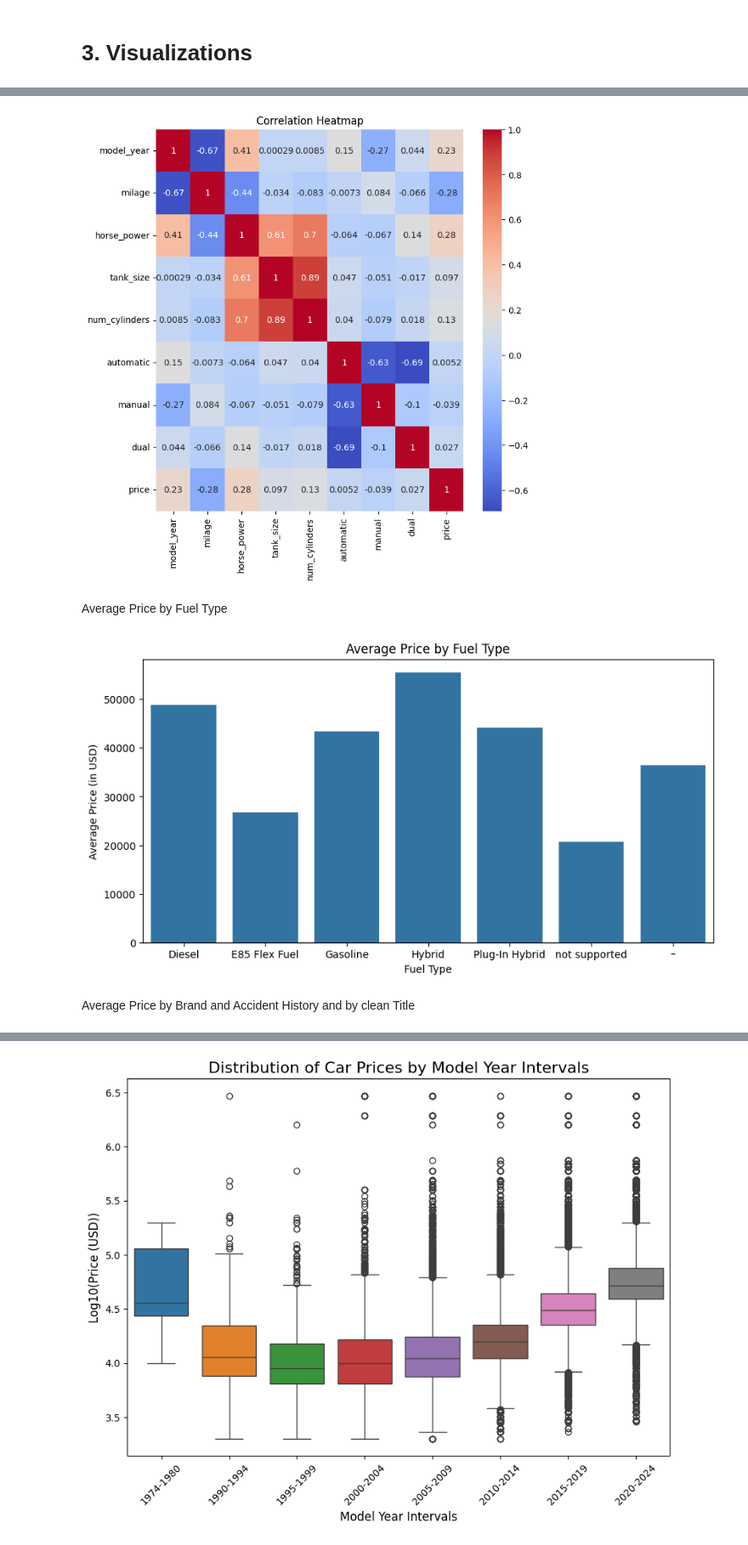
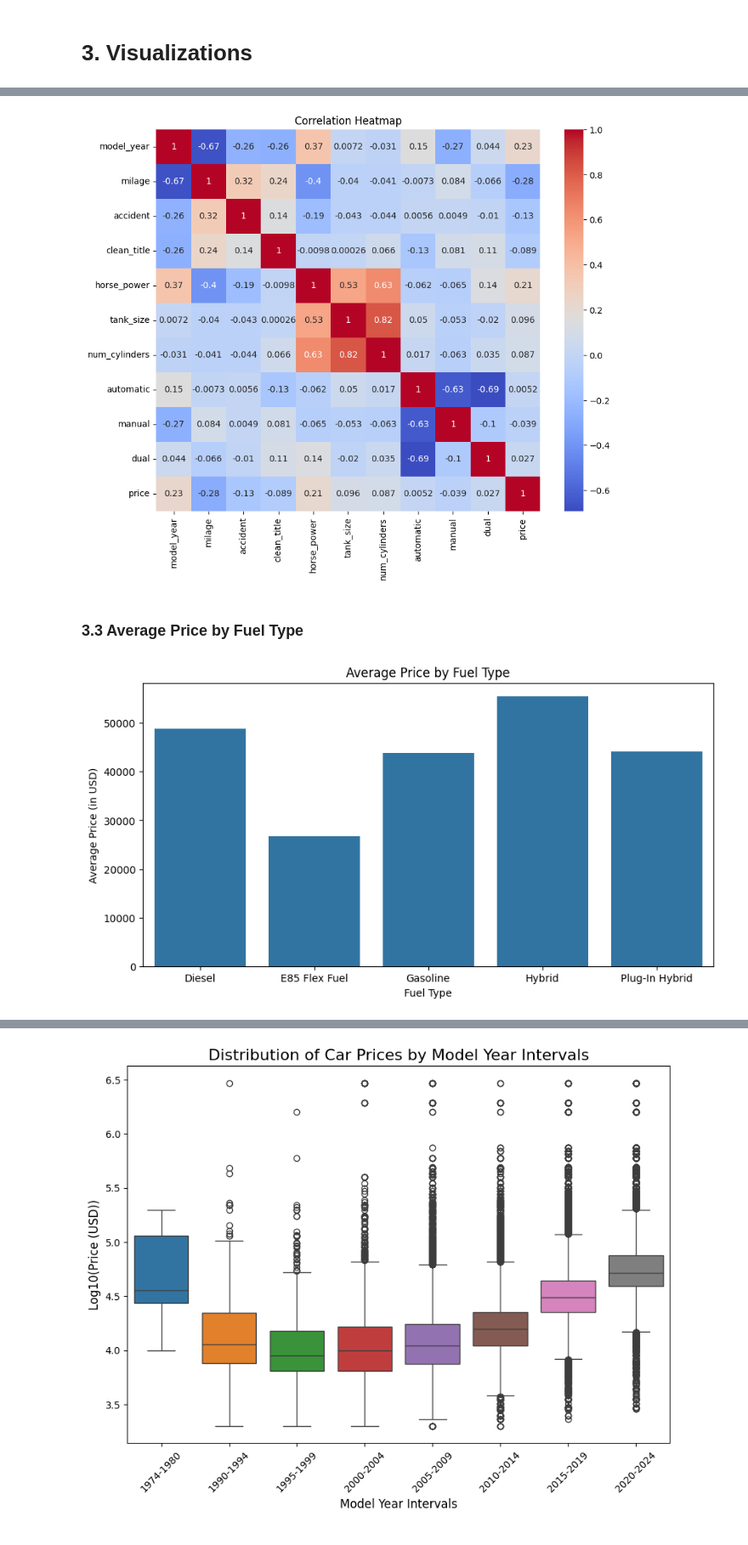
Before and after one commit to YaelDahariBIU/Tabular-Data, a Jupyter notebook: part1.ipynb, the cells around one changed output, grey strips where cells are left out. Shown at 85% size. Saved outputs shown, nothing was run; the diff lists cells and outputs as text; code cells hidden in the pictures.

Commit message:
Made everything work with the preprocessor, wrote explanations to the grapths, removed unceccesary code to separate file.

```diff
--- a/part1.ipynb
+++ b/part1.ipynb
@@ -151,6 +116,7 @@ def columnTransformer(X):
     X = ColorTransformer(X)
     X = BrandTransformer(X)
     X = CleanTitleTransformer(X)
+    X = AccidentTransformer(X)
     X = ColumnOrganizer(X)
 
     return X
@@ -233,17 +160,0 @@ def ImputerTwo(X):
-# %%
-def preprocessor(X, option):
-	X = columnTransformer(X)
-	if option == 1:
-		X = ImputerOne(X)
-	if option == 2:
-		X = ImputerTwo(X)
-		pass
-	# ColorTransformer, etc...
-
-	# The test set does not have the target column
-	if 'price' in ((X.columns).to_list()):
-		# reorder the df to have price in the rightmost column
-		# X = OrderDataframe
-		pass
-
-	return(X)
@@ -269,0 +161,6 @@ df.head(9).tail(1)
+# %%
+def preprocessor(X):
+	X = columnTransformer(X)
+	X = Imputer(X)
+
+	return(X)
@@ -269,0 +169,2 @@ df.head(9).tail(1)
+# %%
+df_preprocessed = preprocessor(df)
@@ -348,27 +260,23 @@ A correlation heatmap between all the numerical attributes
 # %%
-fig, ax = plt.subplots(figsize=(8,8))
+fig, ax = plt.subplots(figsize=(10,8))
 
-# ['price', 'milage', 'horse_power', 'tank_size', 'num_cylinders', 'model_year', 'dual', 'automatic', 'manual', 'clean_title']
+numerical_cols = df_preprocessed.dtypes[(df_preprocessed.dtypes=="float64") | (df_preprocessed.dtypes=="int64") | (df_preprocessed.dtypes=="bool")].index.tolist()
 
-#Make sure clean title is included
-numerical_cols = df_tranformed.dtypes[(df_tranformed.dtypes=="float64") | (df_tranformed.dtypes=="int64") | (df_tranformed.dtypes=="bool")].index.tolist()
-corr_matrix = df_tranformed[numerical_cols].corr()
+corr_matrix = df_preprocessed[numerical_cols].corr()
 sns.heatmap(corr_matrix, annot=True, cmap='coolwarm', ax=ax)
 plt.title('Correlation Heatmap')
 plt.show()
 # %% [output]
-[figure, old version]
+[figure, new version]
 # %% [markdown]
-Average Price by Fuel Type
+### 3.3 Average Price by Fuel Type
 # %%
 fig, ax = plt.subplots(figsize=(10,5))
-avg_price_by_fuel = df_tranformed.groupby('fuel_type')['price'].mean().reset_index()
+avg_price_by_fuel = df_preprocessed.groupby('fuel_type')['price'].mean().reset_index()
 sns.barplot(data=avg_price_by_fuel, x='fuel_type', y='price', ax=ax)
 plt.title('Average Price by Fuel Type')
 plt.xlabel('Fuel Type')
 plt.ylabel('Average Price (in USD)')
 plt.show()
 # %% [output]
-[figure, old version]
+[figure, new version]
-# %% [markdown]
-Average Price by Brand and Accident History and by clean Title
```
Also changed, not shown: parts of 32 cells of this notebook, 1 other file.
